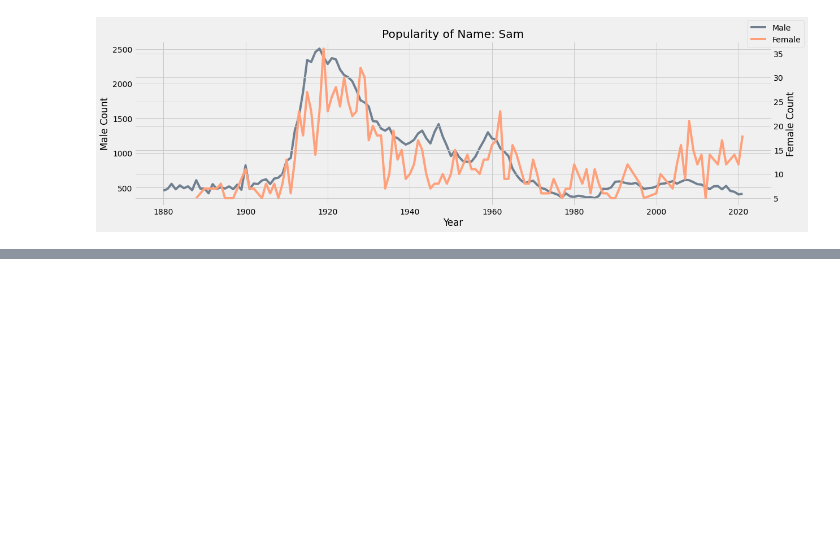
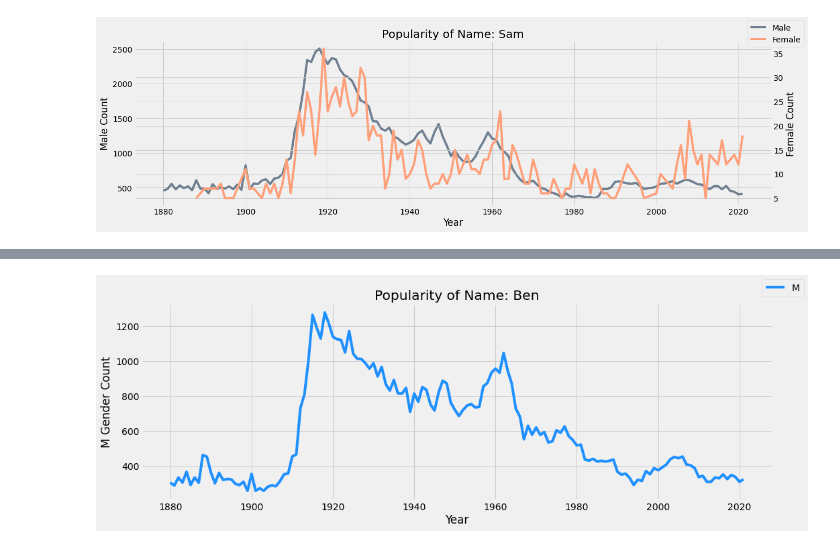
Before and after one commit to benkaan001/pandas_and_beyond, a Jupyter notebook: analyze_data/02_registered_names.ipynb, the cells around one changed output, grey strips where cells are left out. Saved outputs shown, nothing was run; the diff lists cells and outputs as text; code cells hidden in the pictures; blank space fills up the shorter version.

```diff
--- a/analyze_data/02_registered_names.ipynb
+++ b/analyze_data/02_registered_names.ipynb
@@ -274,0 +322,4 @@ plt.show()
+# %%
+plot_name_popularity(df, 'Ben', sex=['M'])
+# %% [output]
+[figure, added]
```
Also changed, not shown: parts of 7 cells of this notebook.
